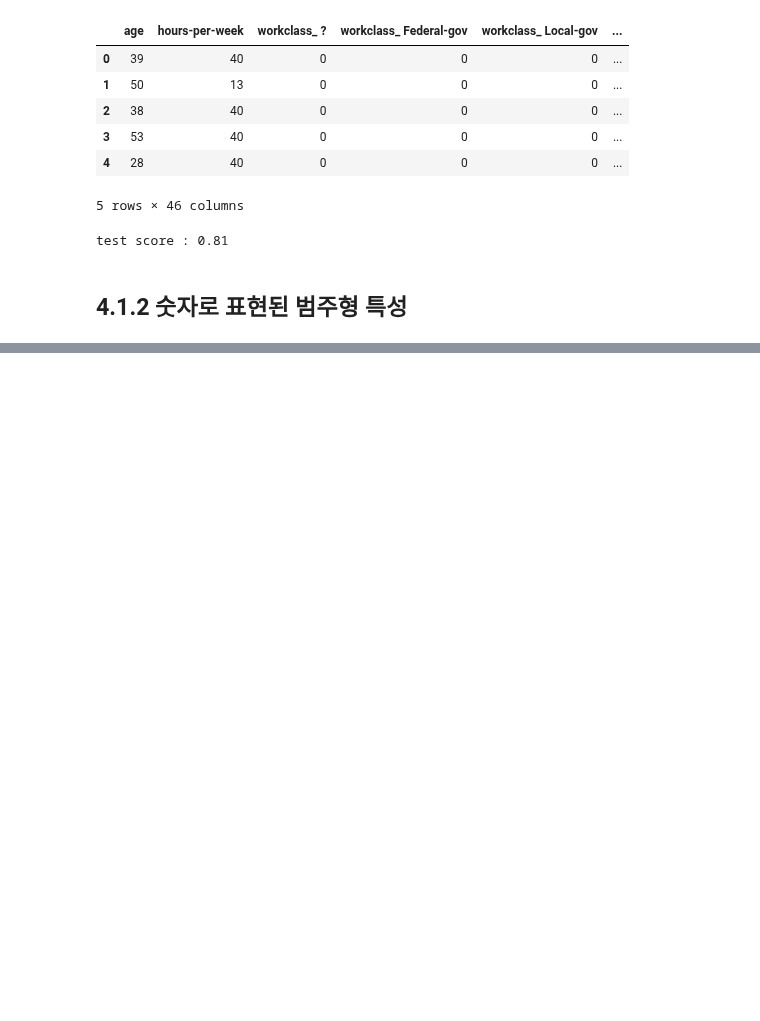
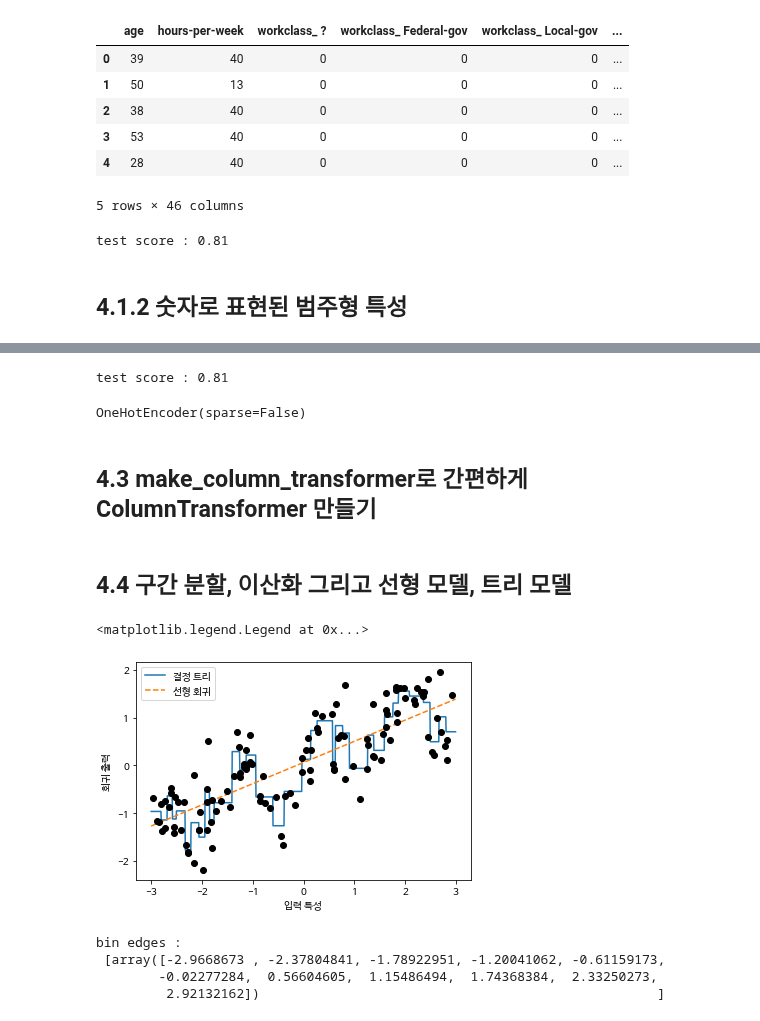
Before and after one commit to 1bin01/Machine-Learning, a Jupyter notebook: Introduction-to-Machine-Learning/Ch4_representing_data_feature_engineering.ipynb, the cells around one changed output, grey strips where cells are left out. Cells and saved outputs as stored; diff of their text form; code cells hidden in the pictures; blank space fills up the shorter version.

```diff
--- a/Introduction-to-Machine-Learning/Ch4_representing_data_feature_engineering.ipynb
+++ b/Introduction-to-Machine-Learning/Ch4_representing_data_feature_engineering.ipynb
@@ -110,0 +205,15 @@ test score : 0.81
+# %%
+logreg = LogisticRegression(max_iter = 1000)
+logreg.fit(X_train_trans, y_train)
+
+print("test score : {:.2f}" .format(logreg.score(X_test_trans, y_test)))
+# %% [output]
+test score : 0.81
+# %%
+# named_transformers_ ColumnTranformer 안의 단계에 접근
+
+ct.named_transformers_.onehot
+# %% [output]
+OneHotEncoder(sparse=False)
+# %% [markdown]
+## 4.3 make_column_transformer로 간편하게 ColumnTransformer 만들기
@@ -110,0 +230,36 @@ test score : 0.81
+# %% [markdown]
+## 4.4 구간 분할, 이산화 그리고 선형 모델, 트리 모델
+# %%
+# 어떤 모델을 사용하는 지에 따라서도 데이터의 표현 방법이 달라짐
+
+from sklearn.linear_model import LinearRegression
+from sklearn.tree import DecisionTreeRegressor
+
+X, y = mglearn.datasets.make_wave(n_samples = 120)
+line = np.linspace(-3, 3, 1000, endpoint = False).reshape(-1, 1)
+
+reg = DecisionTreeRegressor(min_samples_leaf = 3).fit(X, y)
+plt.plot(line, reg.predict(line), label = "결정 트리")
+
+reg = LinearRegression().fit(X, y)
+plt.plot(line, reg.predict(line), '--', label = "선형 회귀")
+
+plt.plot(X[:, 0], y, 'o', c = 'k')
+plt.ylabel("회귀 출력")
+plt.xlabel("입력 특성")
+plt.legend(loc="best")
+# %% [output]
+<matplotlib.legend.Legend at 0x...>
+[figure, added]
+# %%
+# 각 모델에 구간 분할(bining) 적용해보기
+
+from sklearn.preprocessing import KBinsDiscretizer
+
+kb = KBinsDiscretizer(n_bins = 10, strategy = 'uniform').fit(X)
+print("bin edges : \n", kb.bin_edges_)
+# %% [output]
+bin edges :
+ [array([-2.9668673 , -2.37804841, -1.78922951, -1.20041062, -0.61159173,
+        -0.02277284,  0.56604605,  1.15486494,  1.74368384,  2.33250273,
+         2.92132162])                                                   ]
```
Also changed, not shown: parts of 15 cells of this notebook.
